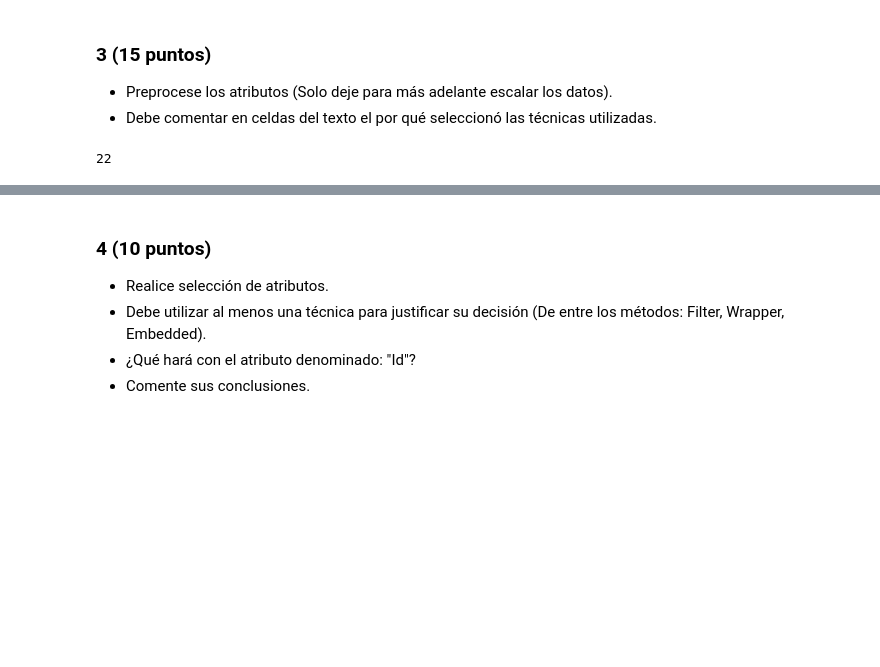
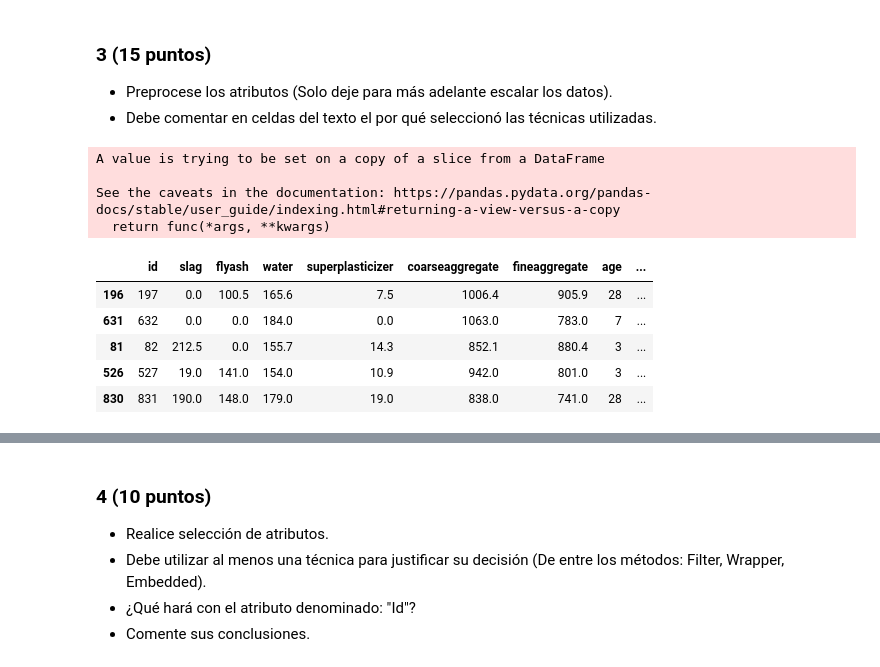
Before and after one commit to GabrielVargasR/University-Artificial-Intelligence, a Jupyter notebook: TC3 - Regression and Feature Engineering/2021-2-Trabajo Practico_03.ipynb, the cells around one changed output, grey strips where cells are left out. Drawn from its saved outputs; the diff is of its cells as text; code cells hidden in the pictures; blank space fills up the shorter version.

Commit message:
null values processed

```diff
--- a/TC3 - Regression and Feature Engineering/2021-2-Trabajo Practico_03.ipynb
+++ b/TC3 - Regression and Feature Engineering/2021-2-Trabajo Practico_03.ipynb
@@ -203,7 +238,18 @@ Y_test.head(5)
 ### 3  (15 puntos)
 - Preprocese los atributos (Solo deje para más adelante escalar los datos).
 - Debe comentar en celdas del texto el por qué seleccionó las técnicas utilizadas.
-# %%
-index = set(data[data.isnull().any(axis=1)]['id'])
-# %% [output]
-22
+# %%
+X_trainVal.dropna(subset=['coarseaggregate'], inplace=True)
+X_trainVal.head()
+# should test na be removed as well?
+# %% [output]
+A value is trying to be set on a copy of a slice from a DataFrame
+
+See the caveats in the documentation: https://pandas.pydata.org/pandas-docs/stable/user_guide/indexing.html#returning-a-view-versus-a-copy
+  return func(*args, **kwargs)
+|  | id | slag | flyash | water | superplasticizer | coarseaggregate | fineaggregate | age | ... |
+| 196 | 197 | 0.0 | 100.5 | 165.6 | 7.5 | 1006.4 | 905.9 | 28 | ... |
+| 631 | 632 | 0.0 | 0.0 | 184.0 | 0.0 | 1063.0 | 783.0 | 7 | ... |
+| 81 | 82 | 212.5 | 0.0 | 155.7 | 14.3 | 852.1 | 880.4 | 3 | ... |
+| 526 | 527 | 19.0 | 141.0 | 154.0 | 10.9 | 942.0 | 801.0 | 3 | ... |
+| 830 | 831 | 190.0 | 148.0 | 179.0 | 19.0 | 838.0 | 741.0 | 28 | ... |
```
Also changed, not shown: parts of 8 cells of this notebook, 1 other file.
